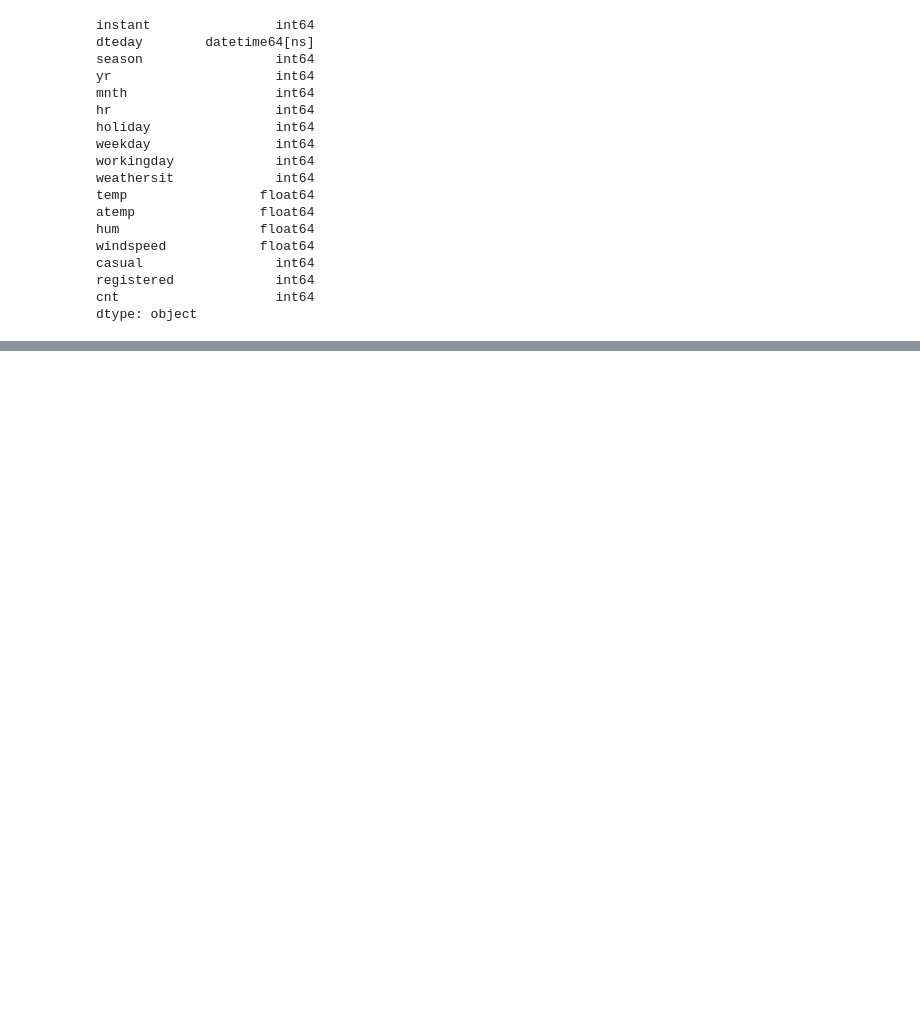
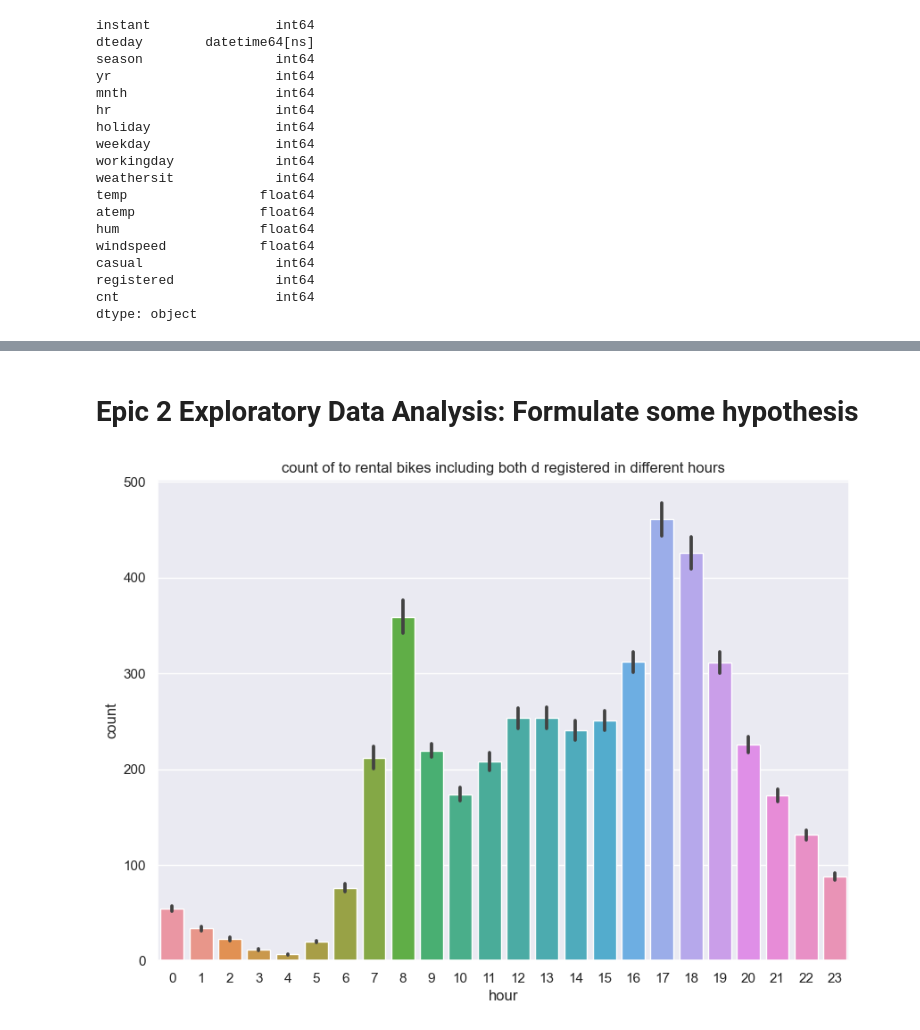
Before and after one commit to satomi26/Project-3-capital-bike-share, a Jupyter notebook: capital_bike.ipynb, the cells around one changed output, grey strips where cells are left out. Cells and saved outputs as stored; diff of their text form; code cells hidden in the pictures; blank space fills up the shorter version.

```diff
--- a/capital_bike.ipynb
+++ b/capital_bike.ipynb
@@ -220,0 +274,13 @@ df_hour.head()
+# %% [markdown]
+# Epic 2 Exploratory Data Analysis: Formulate some hypothesis
+# %%
+# Hourly trend:
+
+plt.figure(figsize=(10,7))
+sns.barplot(data= df_hour, x = df_hour["hr"], y = df_hour["cnt"])
+plt.xlabel("hour")
+plt.ylabel("count")
+plt.title("count of to rental bikes including both d registered in different hours")
+plt.show()
+# %% [output]
+[figure, added]
```
Also changed, not shown: parts of 9 cells of this notebook.
